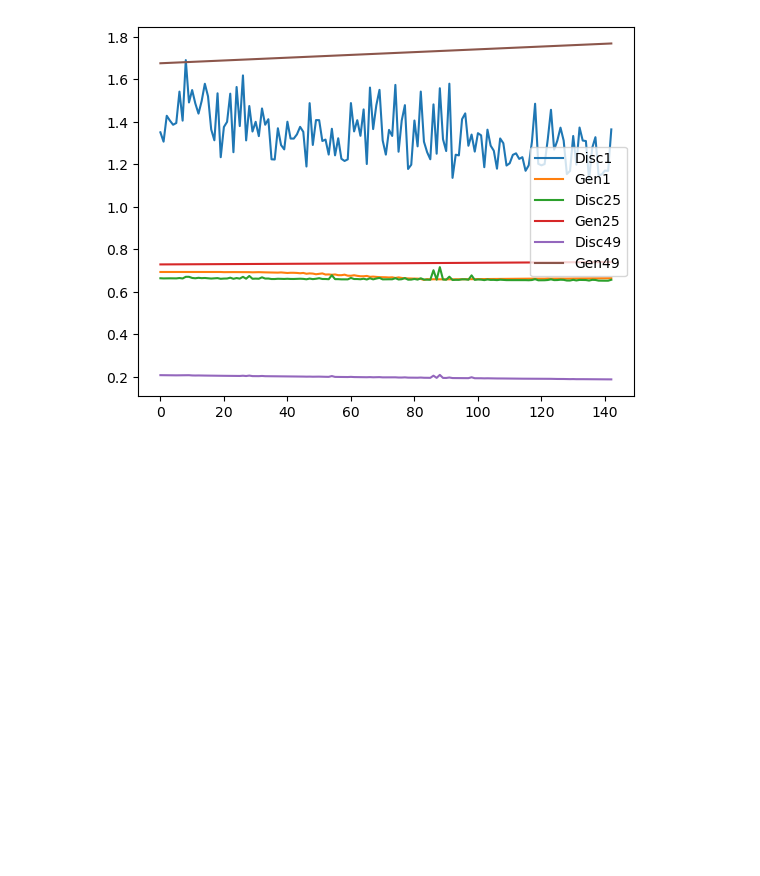
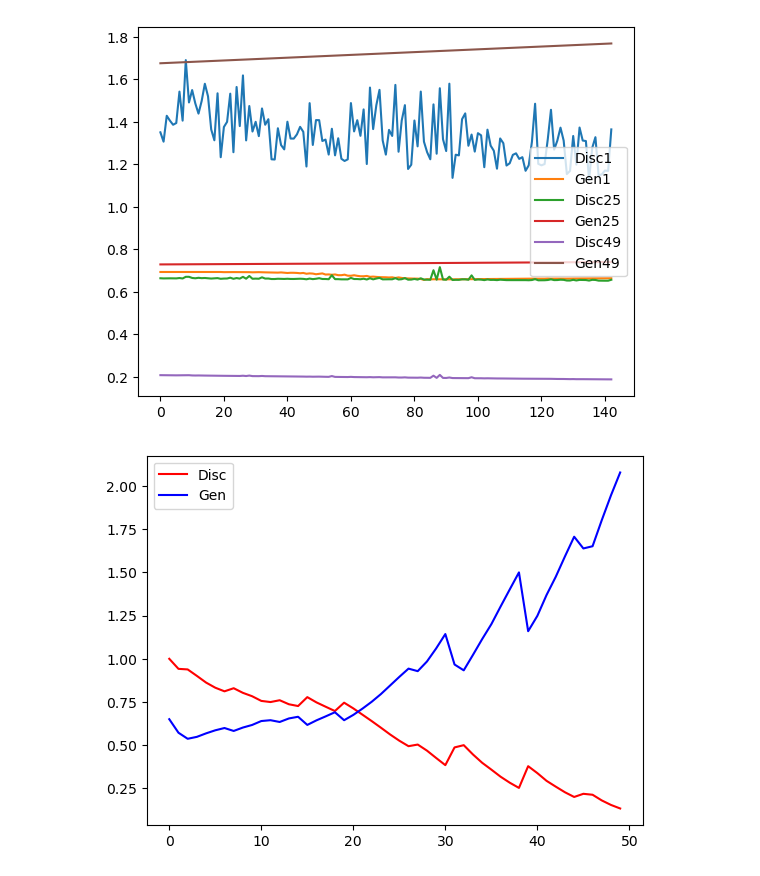
Before and after one commit to markopoiio/FarmGAN, a Jupyter notebook: gan.ipynb, the cells around one changed output. Saved outputs shown, nothing was run; the diff lists cells and outputs as text; code cells hidden in the pictures; blank space fills up the shorter version.

```diff
--- a/gan.ipynb
+++ b/gan.ipynb
@@ -12,7 +12,7 @@ allowed_chars = 52
 max_len = 450
 
 def get_noize():
-    return tf.random.normal(shape=(52,64,1))
+    return tf.random.normal(shape=(1,52,64))
 
 
 def one_hot(smi):
@@ -42,10 +42,9 @@ def layer_bidir(units=40):
 
 def make_generator(dict_size=52, max_smi_len=450, lstm_units=40):
     model = Sequential()
+    model.add(layers.Input(shape=(52,64)))
     model.add(layers.Dense(40))
     model.add(layer_bidir(lstm_units))
-    model.add(layers.Dense(1))
-    model.add(layers.Flatten())
     model.add(layers.Dense(450, activation="softmax"))
     return model
 
@@ -133,14 +128,12 @@ for epoch in range(num_epochs):
 
     for i in range(len(real_data) // batch_size):
 
-        noize = get_noize()
-        data = tf.concat([real_data[i:i+batch_size]], 0)[0]
+        noize = tf.concat([get_noize() for _ in range(batch_size)], 0)
+        data = tf.concat([real_data[i:i+batch_size]], 0)
 
         with tf.GradientTape() as gen_tape, tf.GradientTape() as disc_tape:
             fake_data = generator(noize, training=True)
 
-            fake_data = tf.expand_dims(fake_data, 0)
-            data = tf.expand_dims(data, 0)
             fake_output = discriminator(fake_data, training=True)
             real_output = discriminator(data, training=True)
 
@@ -192,6 +185,17 @@ plt.legend()
 plt.savefig("graph1.png")
 # %% [output]
 [figure]
+# %%
+d_losses_means = [np.mean(i) for i in Dlosses]
+g_losses_means = [np.mean(i) for i in Glosses]
+
+plt.plot(d_losses_means, c="r")
+plt.plot(g_losses_means, c="b")
+plt.legend(["Disc", "Gen"])
+plt.savefig("graph2.png")
+plt.show()
+# %% [output]
+[figure, added]
 # %%
 chars_reversed = {v:k for k,v in chars.items()}
 
```
Also changed, not shown: parts of 8 cells of this notebook, 1 other file.
